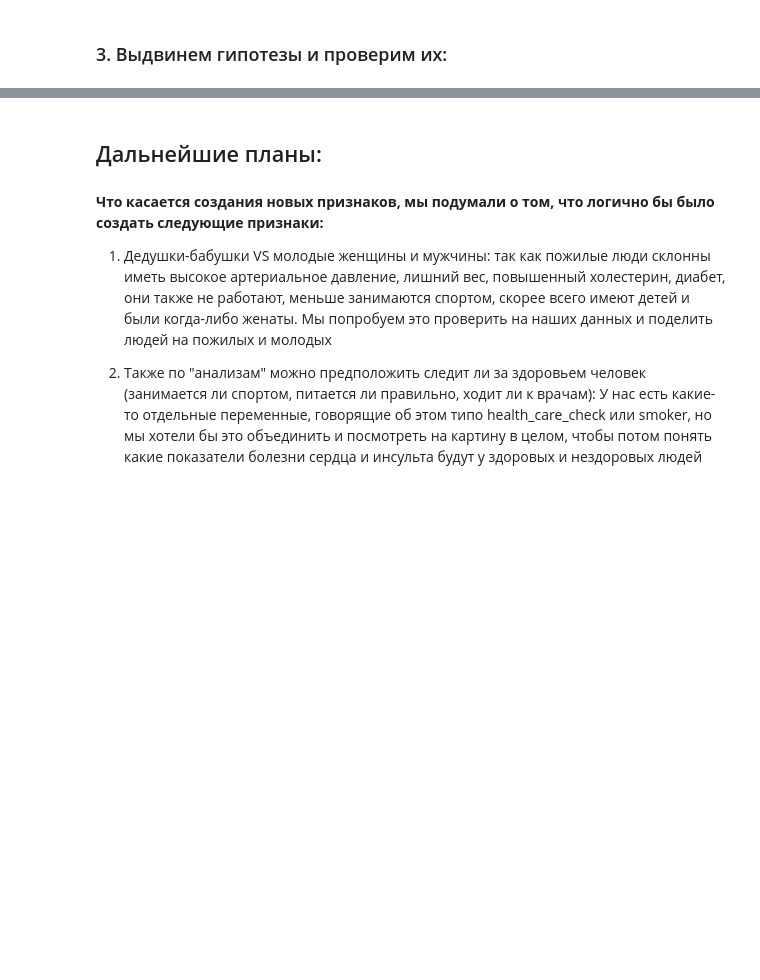
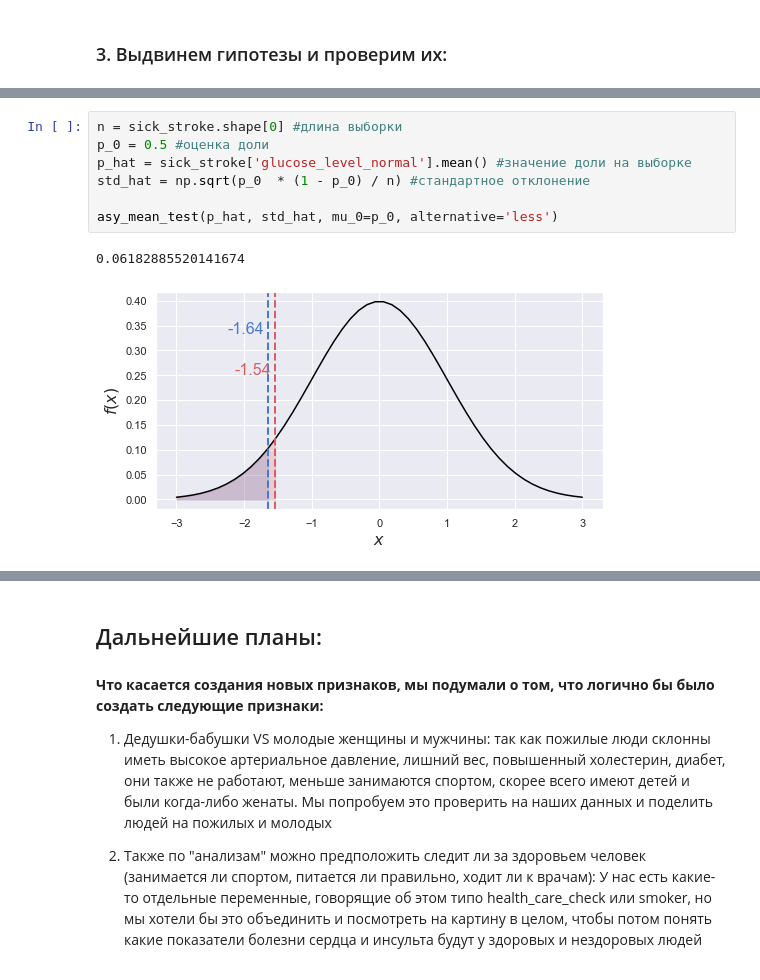
Before and after one commit to KhalifaevaLeyla/ProjectPython, a Jupyter notebook: ProjectPython.stroke_heart.ipynb, the cells around one changed output, grey strips where cells are left out. Saved outputs shown, nothing was run; the diff lists cells and outputs as text; blank space fills up the shorter version.

```diff
--- a/ProjectPython.stroke_heart.ipynb
+++ b/ProjectPython.stroke_heart.ipynb
@@ -533,0 +614,10 @@ $$
+# %%
+n = sick_stroke.shape[0] #длина выборки
+p_0 = 0.5 #оценка доли
+p_hat = sick_stroke['glucose_level_normal'].mean() #значение доли на выборке
+std_hat = np.sqrt(p_0  * (1 - p_0) / n) #стандартное отклонение
+
+asy_mean_test(p_hat, std_hat, mu_0=p_0, alternative='less')
+# %% [output]
+0.06182885520141674
+[figure, added]
```
Also changed, not shown: parts of 38 cells of this notebook.
